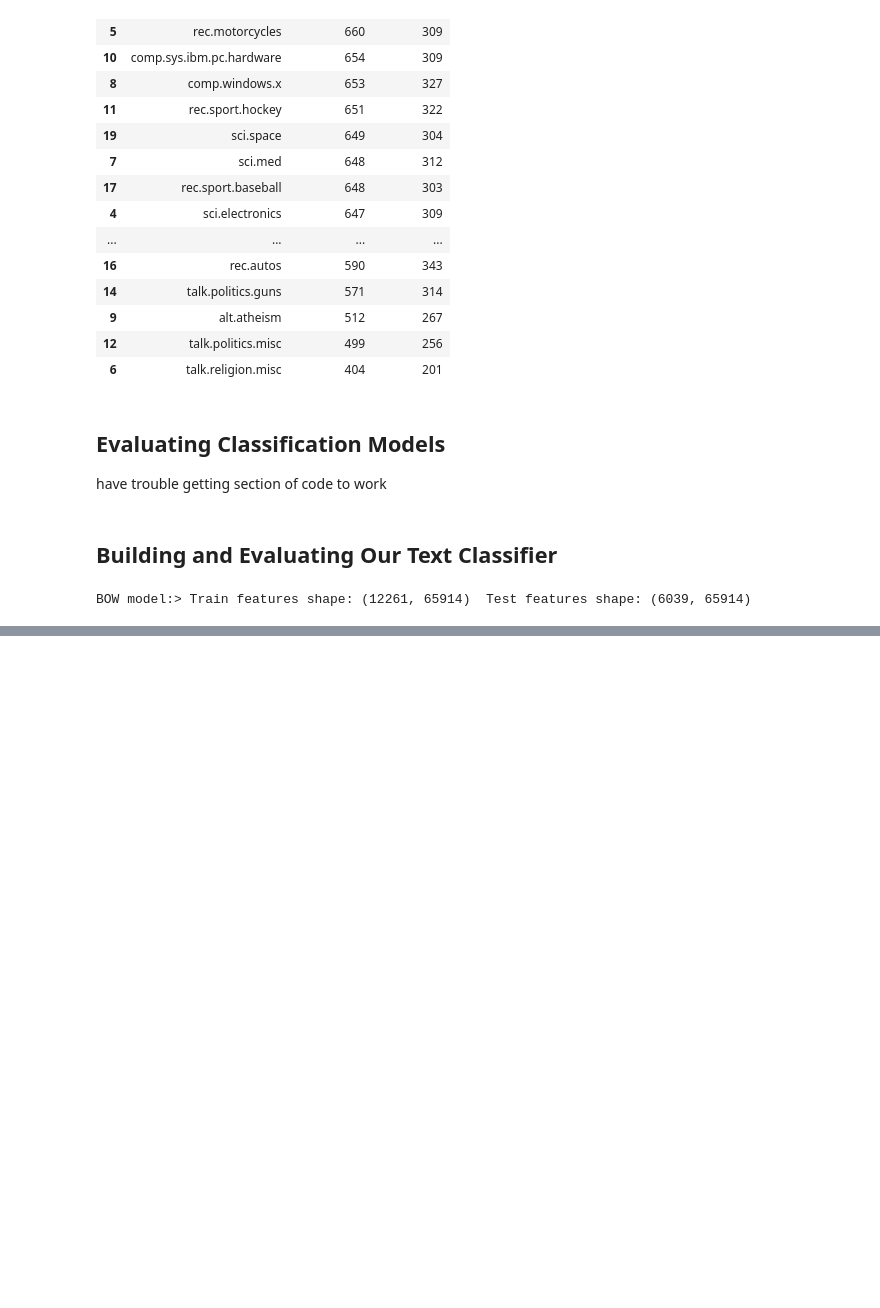
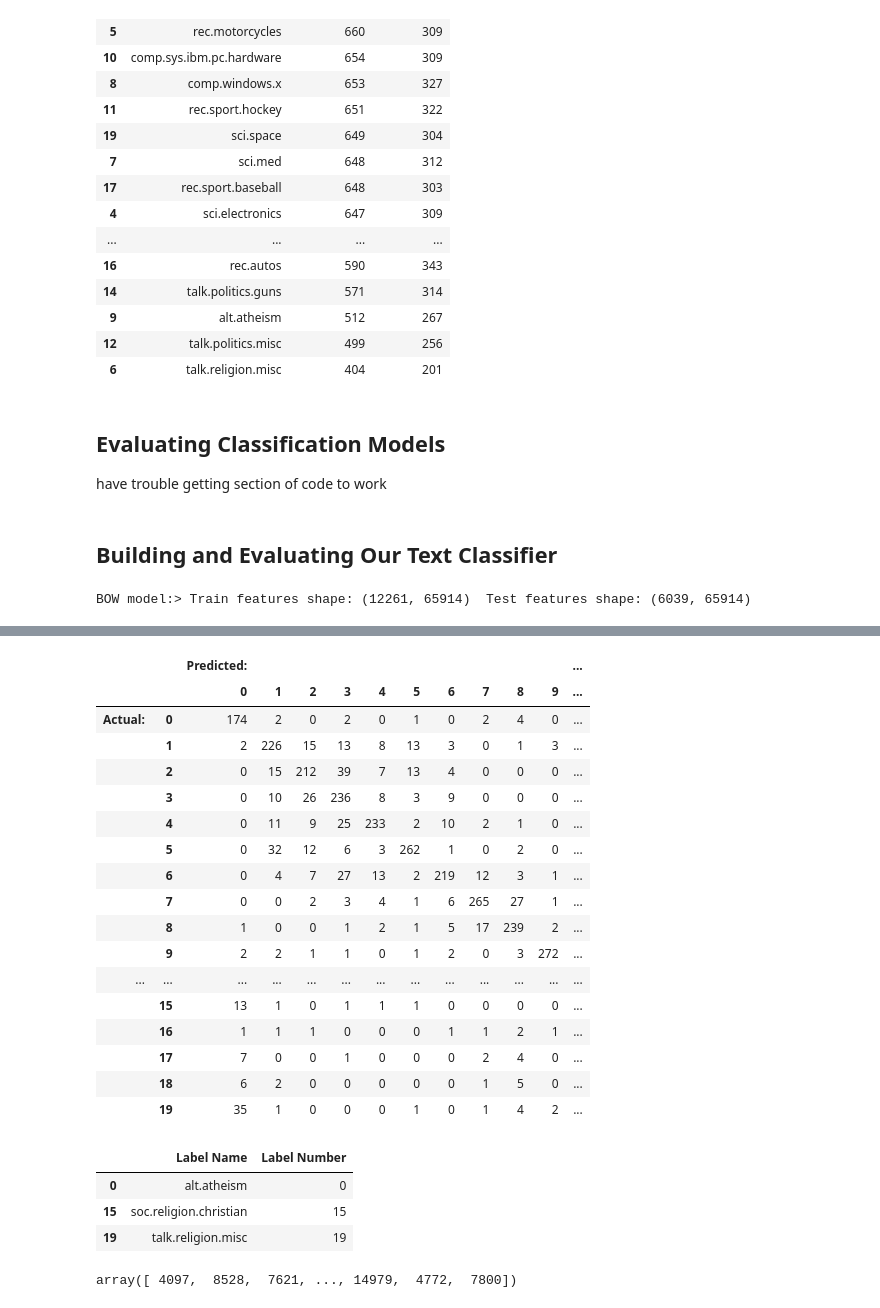
Before and after one commit to beliciataylor/self-study, a Jupyter notebook: NLP_Learning/ch05_text_classification.ipynb, the cells around one changed output, grey strips where cells are left out. Drawn from its saved outputs; the diff is of its cells as text; code cells hidden in the pictures; blank space fills up the shorter version.

```diff
--- a/NLP_Learning/ch05_text_classification.ipynb
+++ b/NLP_Learning/ch05_text_classification.ipynb
@@ -355,0 +549,13 @@ print('Test Accuracy:', gbc_bow_test_score)
+# %%
+from sklearn.svm import LinearSVC
+from sklearn.model_selection import cross_val_score
+from sklearn.linear_model import SGDClassifier
+
+svm = SGDClassifier(loss='hinge', penalty='l2', random_state=42, max_iter=500)
+svm.fit(avg_wv_train_features, train_label_names)
+svm_w2v_cv_scores = cross_val_score(svm, avg_wv_train_features, train_label_names, cv=5)
+svm_w2v_cv_mean_score = np.mean(svm_w2v_cv_scores)
+print('CV Accuracy (5-fold):', svm_w2v_cv_scores)
+print('Mean CV Accuracy:', svm_w2v_cv_mean_score)
+svm_w2v_test_score = svm.score(avg_wv_test_features, test_label_names)
+print('Test Accuracy:', svm_w2v_test_score)
@@ -355,0 +684,9 @@ print('Test Accuracy:', gbc_bow_test_score)
+# %%
+# model performances across different hyperparameter values in the hyperparameter space
+cv_results = gs_mnb.cv_results_
+results_df = pd.DataFrame({'rank': cv_results['rank_test_score'], 'params': cv_results['params'],
+                           'cv score (mean)': cv_results['mean_test_score'],
+                           'cv score (std)': cv_results['std_test_score']})
+results_df = results_df.sort_values(by=['rank'], ascending=True)
+pd.set_option('display.max_colwidth', 100)
+results_df
@@ -355,0 +788,7 @@ print('Test Accuracy:', gbc_bow_test_score)
+# %%
+## Model Performance Evaluation
+import model_evaluation_utils as meu
+
+mnb_predictions = gs_mnb.predict(test_corpus)
+unique_classes = list(set(test_label_names))
+meu.get_metrics(true_labels=test_label_names, predicted_labels=mnb_predictions)
@@ -355,0 +822,5 @@ print('Test Accuracy:', gbc_bow_test_score)
+# %%
+label_data_map = {v:k for k, v in data_labels_map.items()}
+label_map_df = pd.DataFrame(list(label_data_map.items()),
+                            columns=['Label Name', 'Label Number'])
+label_map_df
@@ -355,0 +845,41 @@ print('Test Accuracy:', gbc_bow_test_score)
+# %%
+# build confusion matrix
+unique_class_nums = label_map_df['Label Number'].values
+mnb_prediction_class_nums = [label_data_map[item] for item in mnb_predictions]
+meu.display_confusion_matrix_pretty(true_labels=test_label_nums,
+                                    predicted_labels=mnb_prediction_class_nums,
+                                    classes=unique_class_nums)
+# can see that class labels 0, 15, 19 have lots of misclassification
+# %% [output]
+|  |  | Predicted: |  |  |  |  |  |  |  |  |  | ... |
+|  |  | 0 | 1 | 2 | 3 | 4 | 5 | 6 | 7 | 8 | 9 | ... |
+| Actual: | 0 | 174 | 2 | 0 | 2 | 0 | 1 | 0 | 2 | 4 | 0 | ... |
+|  | 1 | 2 | 226 | 15 | 13 | 8 | 13 | 3 | 0 | 1 | 3 | ... |
+|  | 2 | 0 | 15 | 212 | 39 | 7 | 13 | 4 | 0 | 0 | 0 | ... |
+|  | 3 | 0 | 10 | 26 | 236 | 8 | 3 | 9 | 0 | 0 | 0 | ... |
+|  | 4 | 0 | 11 | 9 | 25 | 233 | 2 | 10 | 2 | 1 | 0 | ... |
+|  | 5 | 0 | 32 | 12 | 6 | 3 | 262 | 1 | 0 | 2 | 0 | ... |
+|  | 6 | 0 | 4 | 7 | 27 | 13 | 2 | 219 | 12 | 3 | 1 | ... |
+|  | 7 | 0 | 0 | 2 | 3 | 4 | 1 | 6 | 265 | 27 | 1 | ... |
+|  | 8 | 1 | 0 | 0 | 1 | 2 | 1 | 5 | 17 | 239 | 2 | ... |
+|  | 9 | 2 | 2 | 1 | 1 | 0 | 1 | 2 | 0 | 3 | 272 | ... |
+| ... | ... | ... | ... | ... | ... | ... | ... | ... | ... | ... | ... | ... |
+|  | 15 | 13 | 1 | 0 | 1 | 1 | 1 | 0 | 0 | 0 | 0 | ... |
+|  | 16 | 1 | 1 | 1 | 0 | 0 | 0 | 1 | 1 | 2 | 1 | ... |
+|  | 17 | 7 | 0 | 0 | 1 | 0 | 0 | 0 | 2 | 4 | 0 | ... |
+|  | 18 | 6 | 2 | 0 | 0 | 0 | 0 | 0 | 1 | 5 | 0 | ... |
+|  | 19 | 35 | 1 | 0 | 0 | 0 | 1 | 0 | 1 | 4 | 2 | ... |
+# %%
+label_map_df[label_map_df['Label Number'].isin([0, 15,19])]
+# %% [output]
+|  | Label Name | Label Number |
+| 0 | alt.atheism | 0 |
+| 15 | soc.religion.christian | 15 |
+| 19 | talk.religion.misc | 19 |
+# %%
+# Extract test document row numbers
+train_idx, test_idx = train_test_split(np.array(range(len(data_df['Article']))),
+                                      test_size=0.33, random_state=42)
+test_idx
+# %% [output]
+array([ 4097,  8528,  7621, ..., 14979,  4772,  7800])
```
Also changed, not shown: parts of 37 cells of this notebook, 1 other file.
